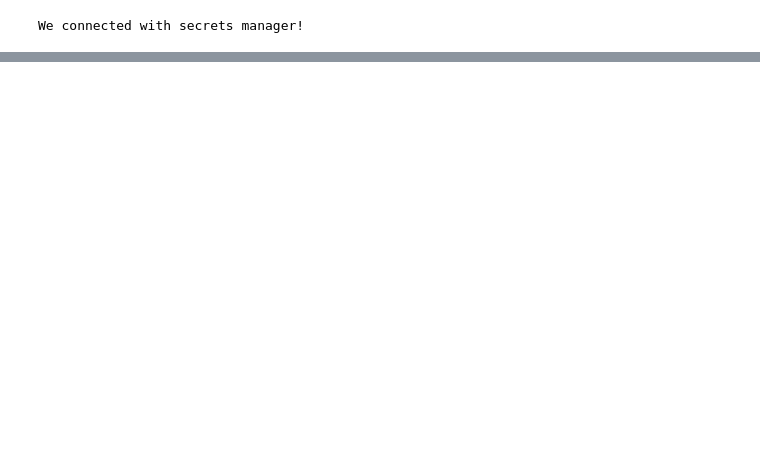
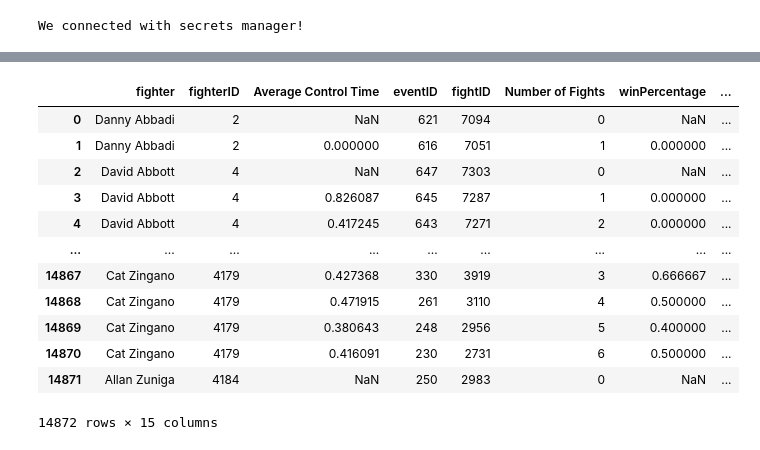
Before and after one commit to Jddeleon1981/ufcStats, a Jupyter notebook: featureEngineering/explore.ipynb, the cells around one changed output, grey strips where cells are left out. Cells and saved outputs as stored; diff of their text form; code cells hidden in the pictures; blank space fills up the shorter version.

```diff
--- a/featureEngineering/explore.ipynb
+++ b/featureEngineering/explore.ipynb
@@ -181,0 +331,41 @@ newFighterStats[newFighterStats['win_percentage'] >= 0]
+# %%
+#create final df and start to join everything together
+finalStats = averageControlPercentageResult.loc[:, ['fighter', 'fighterID', 'Average Control Time', 'eventID', 'fightID']]
+
+def joinTogether(orgDF, joiningDF, specialColumn):
+    # Enclose the specialColumn in backticks if it contains spaces or special characters
+    specialColumn = f'`{specialColumn}`' if ' ' in specialColumn or not specialColumn.isidentifier() else specialColumn
+
+    query = f"""
+    SELECT odf.*, jdf.{specialColumn}
+    FROM {orgDF} as odf LEFT JOIN
+    {joiningDF} as jdf ON odf.eventID = jdf.eventID
+    AND odf.fighterID = jdf.fighterID
+    """
+    return sqldf(query)
+
+testDF = joinTogether('finalStats', 'experienceResult', 'Number of Fights')
+testDF = joinTogether('testDF', 'winPercentageResult', 'winPercentage')
+testDF = joinTogether('testDF', 'averageFightTimeResult', 'Average Fight Time')
+testDF = joinTogether('testDF', 'ageResult', 'Age')
+testDF = joinTogether('testDF', 'finishRateResult', 'Finish Rate')
+testDF = joinTogether('testDF', 'strikeDifferentialResult', 'strikeDifferential')
+testDF = joinTogether('testDF', 'takedownDifferentialResult', 'takedownDifferential')
+testDF = joinTogether('testDF', 'weightClassResult', 'weightClass')
+testDF = joinTogether('testDF', 'winstreakResult', 'winStreak')
+testDF = joinTogether('testDF', 'averageControlPercentageResult', 'Control Percentage')
+testDF
+# %% [output]
+|  | fighter | fighterID | Average Control Time | eventID | fightID | Number of Fights | winPercentage | ... |
+| 0 | Danny Abbadi | 2 | NaN | 621 | 7094 | 0 | NaN | ... |
+| 1 | Danny Abbadi | 2 | 0.000000 | 616 | 7051 | 1 | 0.000000 | ... |
+| 2 | David Abbott | 4 | NaN | 647 | 7303 | 0 | NaN | ... |
+| 3 | David Abbott | 4 | 0.826087 | 645 | 7287 | 1 | 0.000000 | ... |
+| 4 | David Abbott | 4 | 0.417245 | 643 | 7271 | 2 | 0.000000 | ... |
+| ... | ... | ... | ... | ... | ... | ... | ... | ... |
+| 14867 | Cat Zingano | 4179 | 0.427368 | 330 | 3919 | 3 | 0.666667 | ... |
+| 14868 | Cat Zingano | 4179 | 0.471915 | 261 | 3110 | 4 | 0.500000 | ... |
+| 14869 | Cat Zingano | 4179 | 0.380643 | 248 | 2956 | 5 | 0.400000 | ... |
+| 14870 | Cat Zingano | 4179 | 0.416091 | 230 | 2731 | 6 | 0.500000 | ... |
+| 14871 | Allan Zuniga | 4184 | NaN | 250 | 2983 | 0 | NaN | ... |
+14872 rows × 15 columns
```
Also changed, not shown: parts of 23 cells of this notebook, 1 other file.
